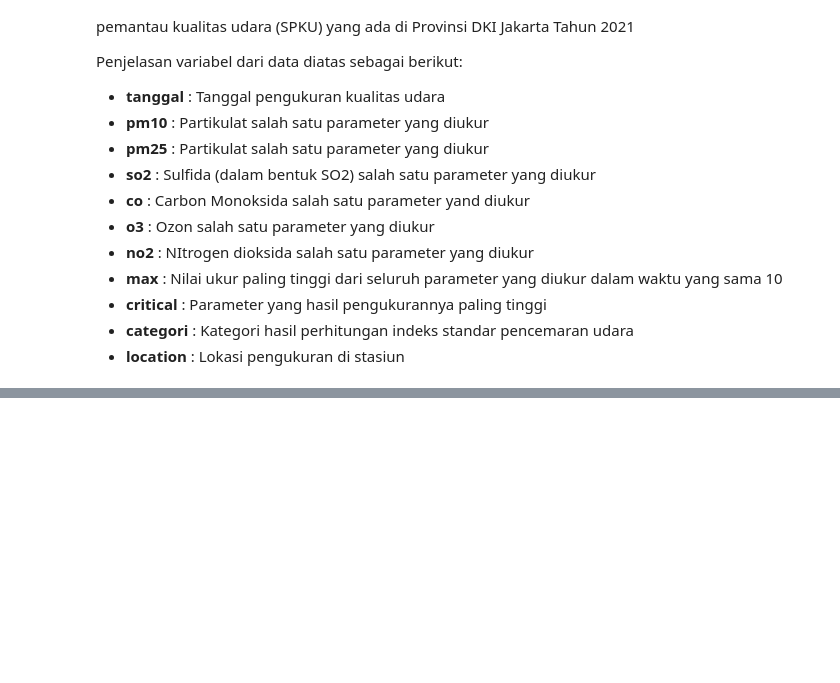
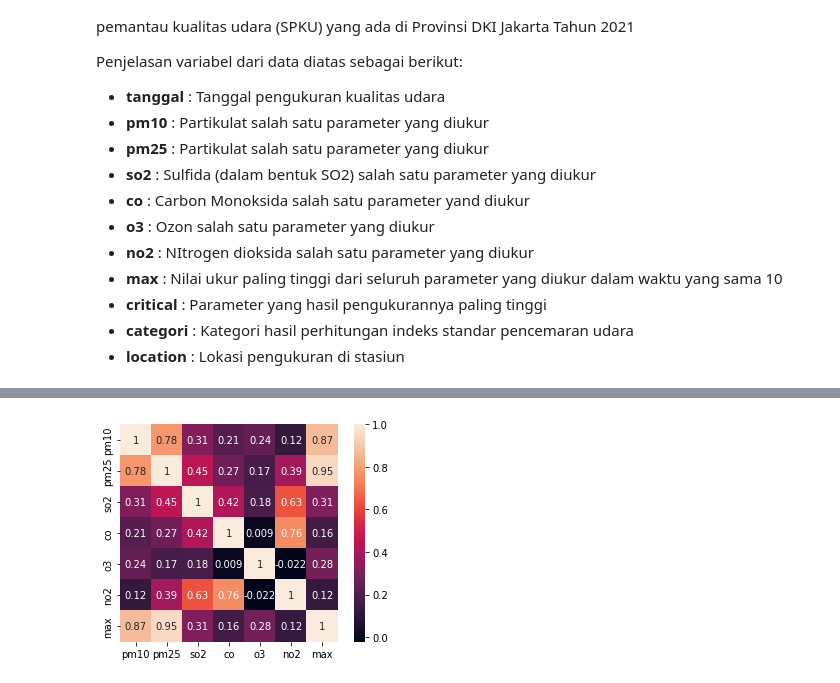
Before and after one commit to faisaladisoe/kasdd-lab, a Jupyter notebook: Lab 7/Lab_7_NN.ipynb, the cells around one changed output, grey strips where cells are left out. Saved outputs shown, nothing was run; the diff lists cells and outputs as text; code cells hidden in the pictures; blank space fills up the shorter version.

```diff
--- a/Lab 7/Lab_7_NN.ipynb
+++ b/Lab 7/Lab_7_NN.ipynb
@@ -571,0 +898,6 @@ Jawaban harus meliputi:
+# %%
+# Visualisasi Menggunakan Heatmap
+corrmat = dataset_polusi.corr()
+sns.heatmap(corrmat, annot = True, square = True);
+# %% [output]
+[figure, added]
```
Also changed, not shown: parts of 60 cells of this notebook.
